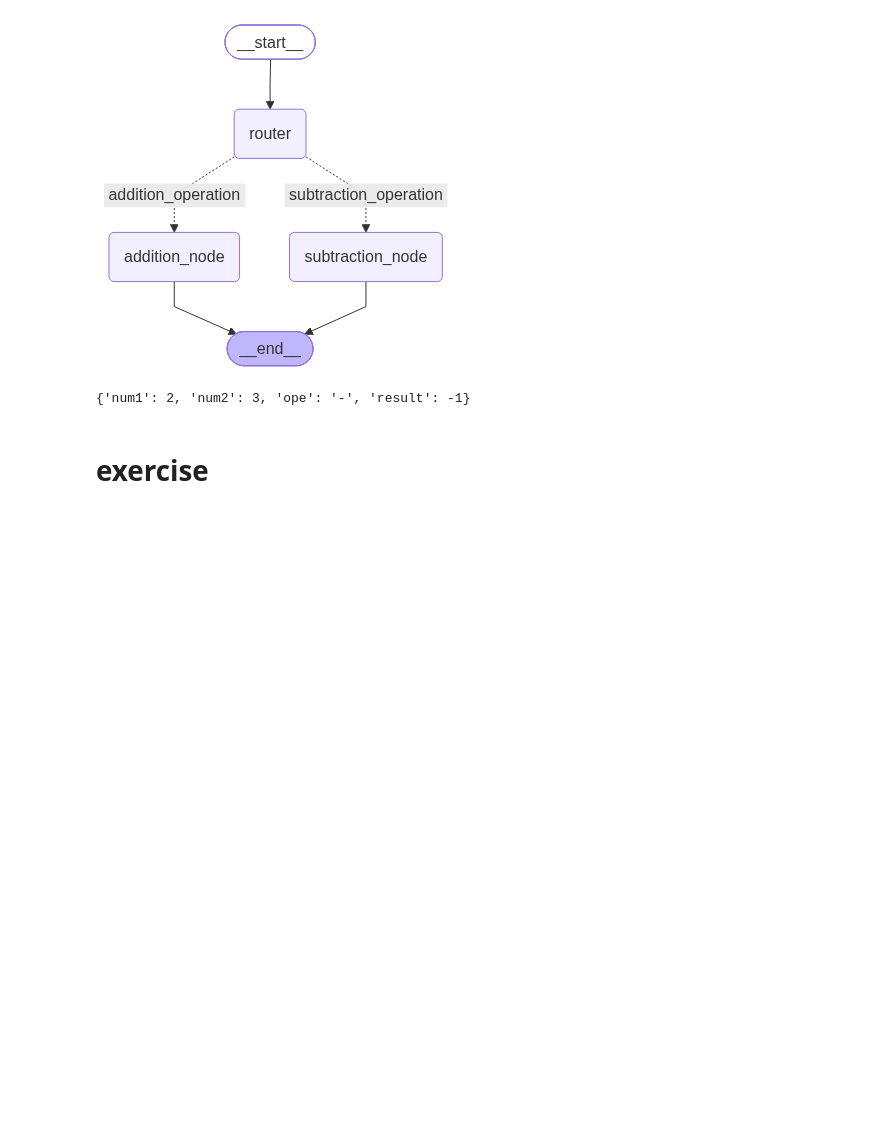
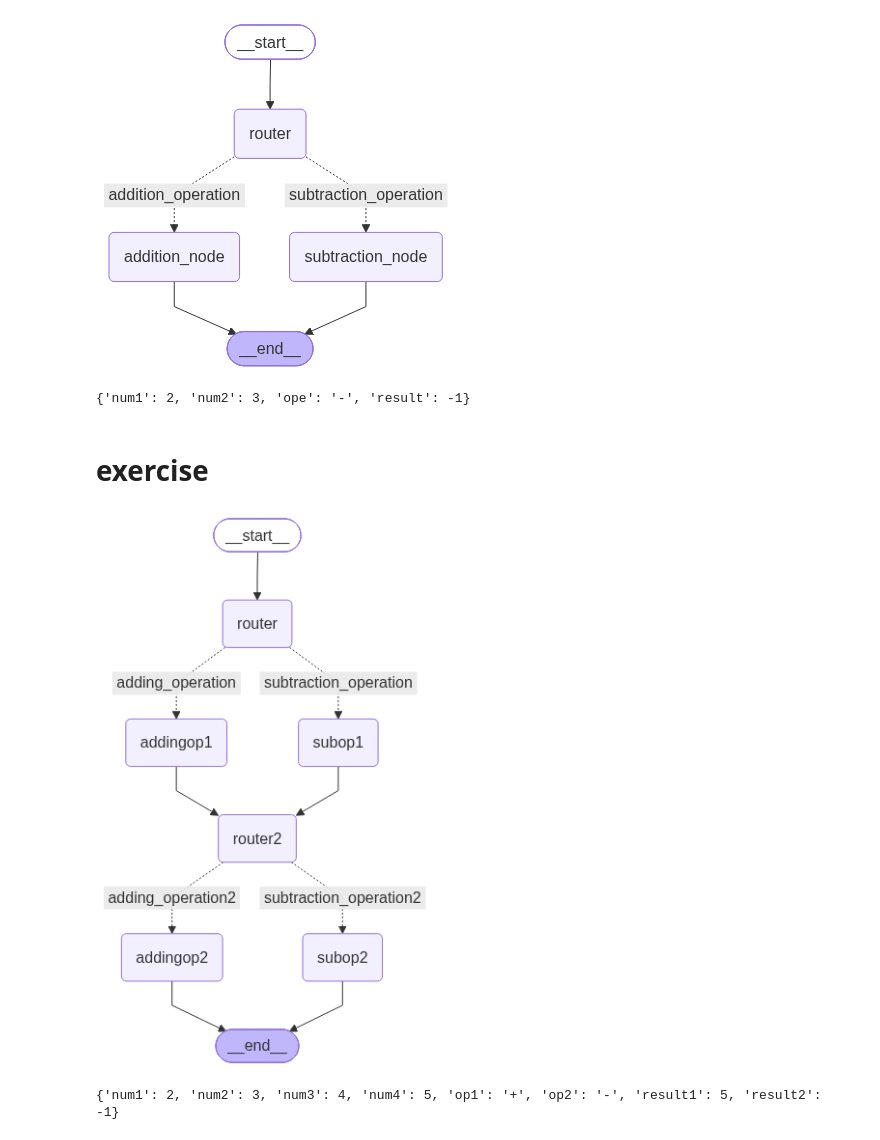
Before and after one commit to Saluja50/langgraph-learning, a Jupyter notebook: free code camp/4_conditional.ipynb, the cells around one changed output. Cells and saved outputs as stored; diff of their text form; code cells hidden in the pictures; blank space fills up the shorter version.

Commit message:
conditional edges

```diff
--- a/free code camp/4_conditional.ipynb
+++ b/free code camp/4_conditional.ipynb
@@ -71,0 +111,49 @@ print(app.invoke(ans))
+# %%
+graph = StateGraph(
+    graph_schema
+)
+
+graph.add_node("router",lambda state:state)
+graph.add_node("router2",lambda state:state)
+graph.add_node("addingop1",adder1)
+graph.add_node("subop1",sub1)
+graph.add_node("addingop2",adder2)
+graph.add_node("subop2",sub2)
+
+graph.add_conditional_edges(
+    "router",
+    router1,
+    {  #edges:node
+        "adding_operation":"addingop1",
+        "subtraction_operation":"subop1",
+    }
+)
+
+graph.add_conditional_edges(
+    "router2",
+    router2,
+    {  #edges:node
+        "adding_operation2":"addingop2",
+        "subtraction_operation2":"subop2",
+    }
+)
+
+graph.add_edge(START,"router")
+
+graph.add_edge("addingop1","router2")
+graph.add_edge("subop1","router2")
+graph.add_edge("addingop2",END)
+graph.add_edge("subop2",END)
+
+app = graph.compile()
+# %%
+from IPython.display import Image
+Image(app.get_graph().draw_mermaid_png())
+# %% [output]
+[figure, added]
+# %%
+print(app.invoke(
+    graph_schema(num1=2,num2=3,num3=4,num4=5,op1="+",op2="-")
+))
+# %% [output]
+{'num1': 2, 'num2': 3, 'num3': 4, 'num4': 5, 'op1': '+', 'op2': '-', 'result1': 5, 'result2': -1}
```
Also changed, not shown: parts of 3 cells of this notebook.
